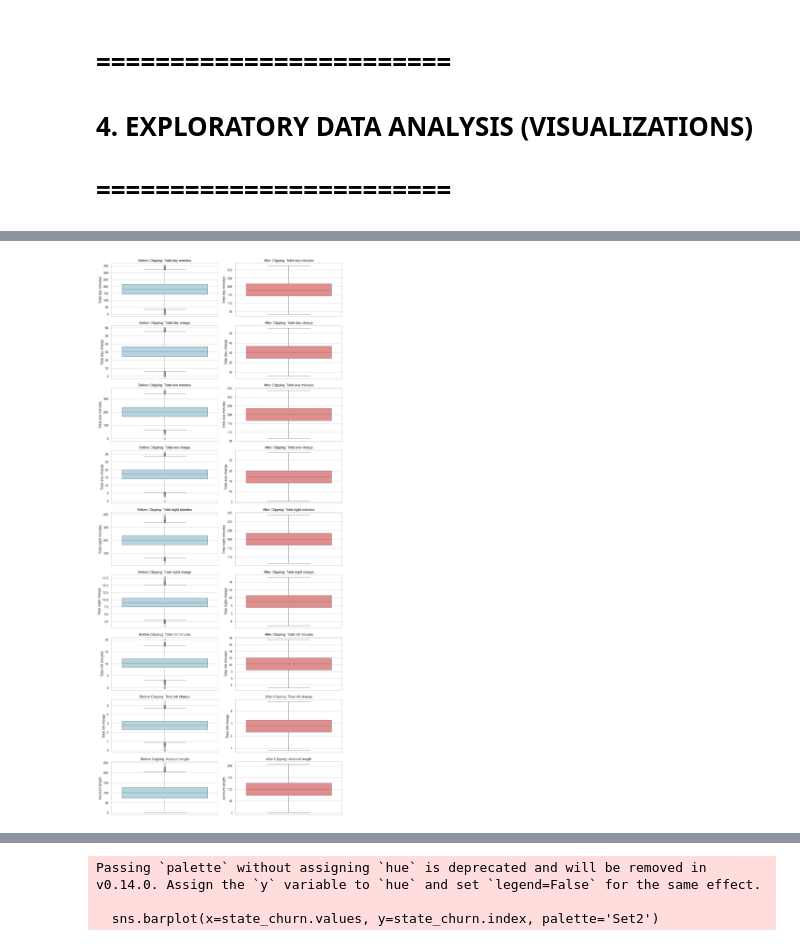
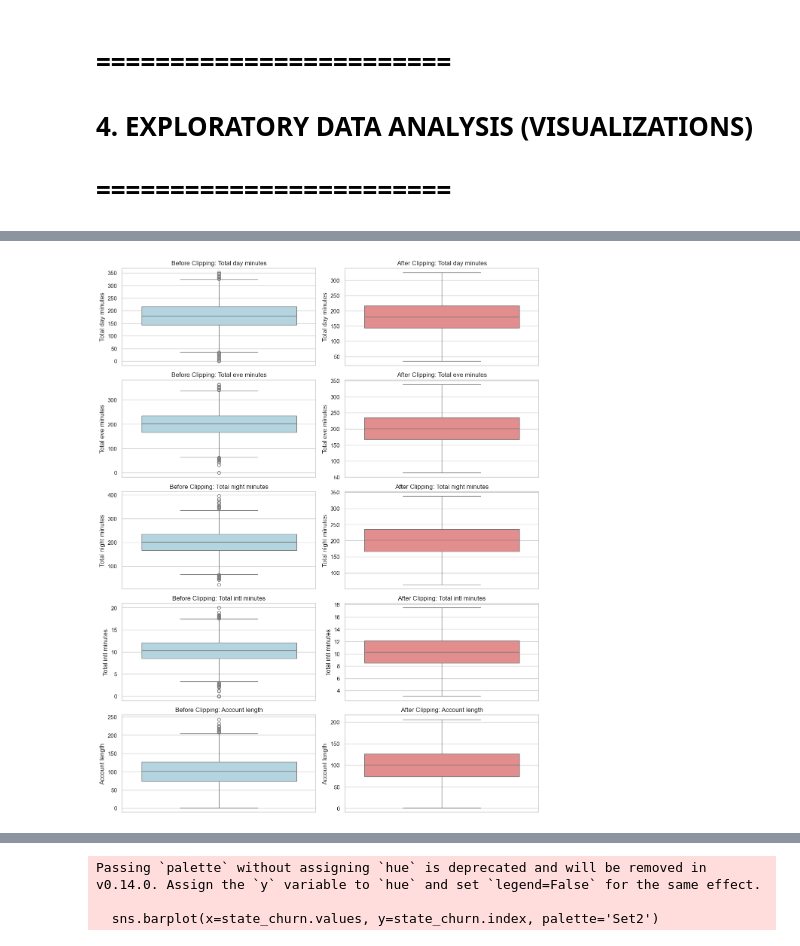
Before and after one commit to Reemsoliiman/customer-churn-prediction-analysis, a Jupyter notebook: notebooks/01_data_exploration.ipynb, the cells around one changed output, grey strips where cells are left out. Saved outputs shown, nothing was run; the diff lists cells and outputs as text; code cells hidden in the pictures.

```diff
--- a/notebooks/01_data_exploration.ipynb
+++ b/notebooks/01_data_exploration.ipynb
@@ -230,8 +220,0 @@ df['Avg_Minute_Cost'] = df['Avg_Minute_Cost'].fillna(df['Avg_Minute_Cost'].media
-# %%
-df['Total_Calls'] = (
-    df['Total day calls'] + df['Total eve calls'] +
-    df['Total night calls'] + df['Total intl calls']
-)
-# %%
-df['High_Customer_Service'] = (df['Customer service calls'] > 3).astype(int)  # Binary feature
-df['Account_Length_Binned'] = pd.qcut(df['Account length'], q=3, labels=['Short', 'Medium', 'Long'])
@@ -276,7 +247,7 @@ Churn converted to 0/1
 df['Area code'] = df['Area code'].astype(str)
 # %%
 # One-hot encode categorical columns
-categorical_cols = ['State', 'Area code', 'International plan', 'Voice mail plan', 'Account_Length_Binned']
+categorical_cols = df.select_dtypes(exclude=[np.number]).columns.tolist()
 df_encoded = pd.get_dummies(df, columns=categorical_cols, drop_first=True)
 print(f"One-hot encoded {len(categorical_cols)} categorical columns")
 print(f"Final dataset shape: {df_encoded.shape}")
@@ -294,13 +265,7 @@ Initial cleaned dataset saved with 3189 rows
 # 4. EXPLORATORY DATA ANALYSIS (VISUALIZATIONS)
 # ========================
 # %%
-numeric_cols = [
-    'Total day minutes', 'Total day charge', 'Total eve minutes', 'Total eve charge',
-    'Total night minutes', 'Total night charge', 'Total intl minutes', 'Total intl charge',
-    'Account length', 'Number vmail messages', 'Total day calls', 'Total eve calls',
-    'Total night calls', 'Total intl calls', 'Customer service calls',
-    'Total_Charge', 'Total_Minutes', 'Avg_Minute_Cost', 'Total_Calls'
-]
+numeric_cols = df_encoded.select_dtypes(include=[np.number]).columns.drop(['Churn']).tolist()
 # %%
 # 1. Histograms for Numerical Columns by Churn
 plt.figure(figsize=(15, 10))
@@ -359,24 +324,24 @@ Passing `palette` without assigning `hue` is deprecated and will be removed in v
 # %%
 # 4. Side-by-Side Boxplots: Before vs. After Clipping
 clipped_cols = [
-    'Total day minutes', 'Total day charge', 'Total eve minutes', 'Total eve charge',
-    'Total night minutes', 'Total night charge', 'Total intl minutes', 'Total intl charge',
+    'Total day minutes', 'Total eve minutes',
+    'Total night minutes', 'Total intl minutes',
     'Account length'
 ]
 
 plt.figure(figsize=(12, len(clipped_cols) * 3))
 for i, col in enumerate(clipped_cols, 1):
     plt.subplot(len(clipped_cols), 2, 2*i-1)
     sns.boxplot(y=df_before[col], color='lightblue')
     plt.title(f'Before Clipping: {col}')
     plt.subplot(len(clipped_cols), 2, 2*i)
     sns.boxplot(y=df[col], color='lightcoral')
     plt.title(f'After Clipping: {col}')
 plt.tight_layout()
 plt.savefig(f'../visualizations/enhanced/boxplots_before_after_clipping.png')
 plt.show()
 # %% [output]
-[figure, old version]
+[figure, new version]
 # %%
 # 5. Side-by-Side Histograms: Before vs. After Clipping
 plt.figure(figsize=(12, len(clipped_cols) * 3))
```
Also changed, not shown: parts of 18 cells of this notebook, 22 other files.
